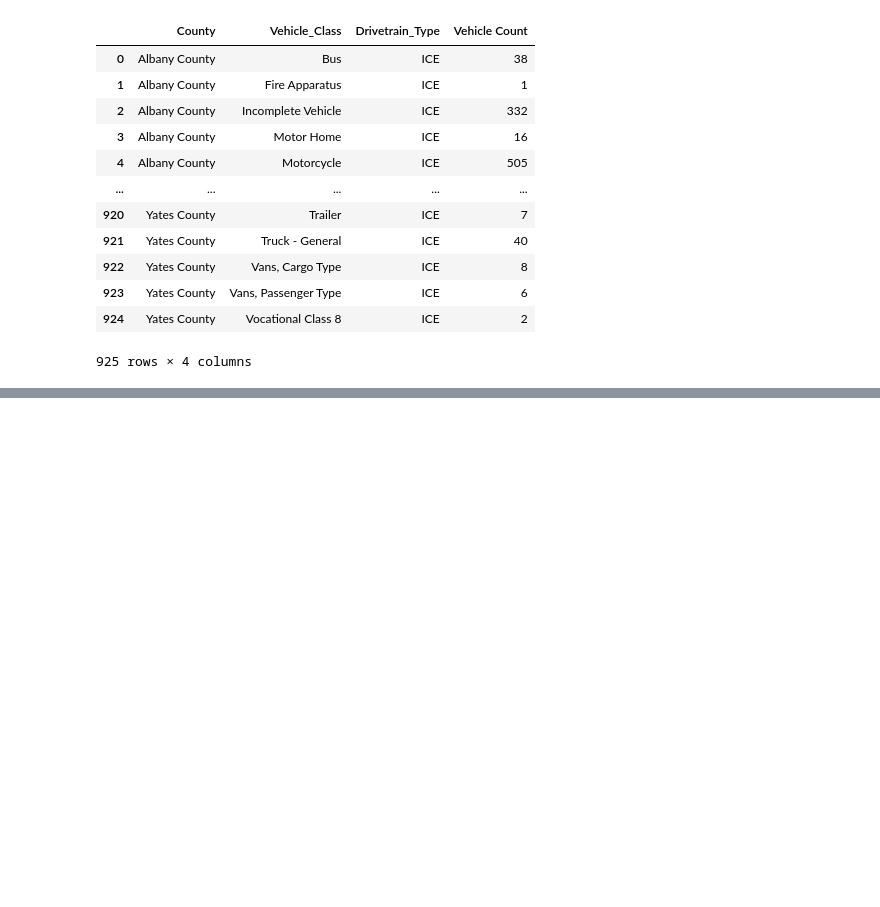
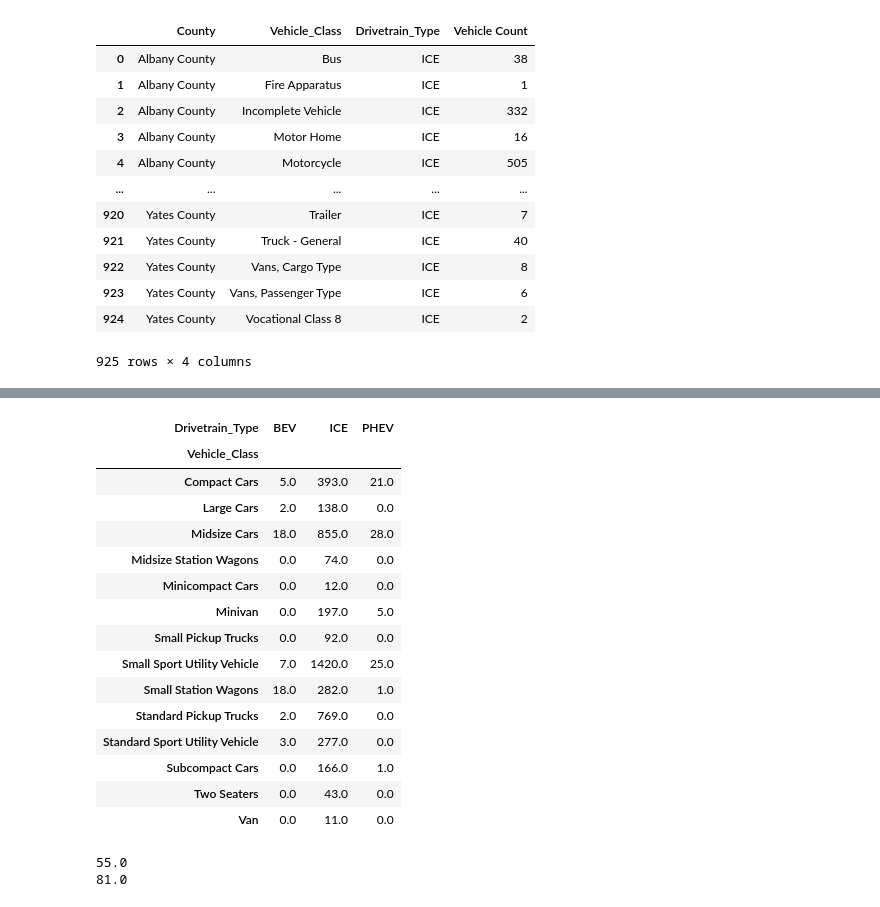
Before and after one commit to boyuan276/EVI-Pro-Lite, a Jupyter notebook: vehicle_type.ipynb, the cells around one changed output, grey strips where cells are left out. Saved outputs shown, nothing was run; the diff lists cells and outputs as text; code cells hidden in the pictures; blank space fills up the shorter version.

```diff
--- a/vehicle_type.ipynb
+++ b/vehicle_type.ipynb
@@ -301,2 +303,34 @@ nonhome_use_county_table
 # %%
 nonhome_use_county_table.to_csv('C:\Cornell\Research\EVI-Pro-Lite\GeneratedData\All_nonhome_use_vehicle_by_NYcounty.csv',index = True)
+# %%
+drivetrain = home_use_county_table.iloc[1:]
+tompkins_row = home_use_county_table.loc['Tompkins County']
+tompkins_row = tompkins_row.to_frame(name = 'Vehicle Count').reset_index(inplace=False)
+tompkins_row = tompkins_row.pivot(index = 'Vehicle_Class', columns = 'Drivetrain_Type', values = 'Vehicle Count')
+tompkins_row = tompkins_row.fillna(0)
+tompkins_row
+# %% [output]
+| Drivetrain_Type | BEV | ICE | PHEV |
+| Vehicle_Class |  |  |  |
+| Compact Cars | 5.0 | 393.0 | 21.0 |
+| Large Cars | 2.0 | 138.0 | 0.0 |
+| Midsize Cars | 18.0 | 855.0 | 28.0 |
+| Midsize Station Wagons | 0.0 | 74.0 | 0.0 |
+| Minicompact Cars | 0.0 | 12.0 | 0.0 |
+| Minivan | 0.0 | 197.0 | 5.0 |
+| Small Pickup Trucks | 0.0 | 92.0 | 0.0 |
+| Small Sport Utility Vehicle | 7.0 | 1420.0 | 25.0 |
+| Small Station Wagons | 18.0 | 282.0 | 1.0 |
+| Standard Pickup Trucks | 2.0 | 769.0 | 0.0 |
+| Standard Sport Utility Vehicle | 3.0 | 277.0 | 0.0 |
+| Subcompact Cars | 0.0 | 166.0 | 1.0 |
+| Two Seaters | 0.0 | 43.0 | 0.0 |
+| Van | 0.0 | 11.0 | 0.0 |
+# %%
+tom_county_bev =tompkins_row.loc[:,'BEV'].sum()
+print(tom_county_bev)
+tom_county_phev = tompkins_row.loc[:,'PHEV'].sum()
+print(tom_county_phev)
+# %% [output]
+55.0
+81.0
```
Also changed, not shown: parts of 6 cells of this notebook, 1 other file.
